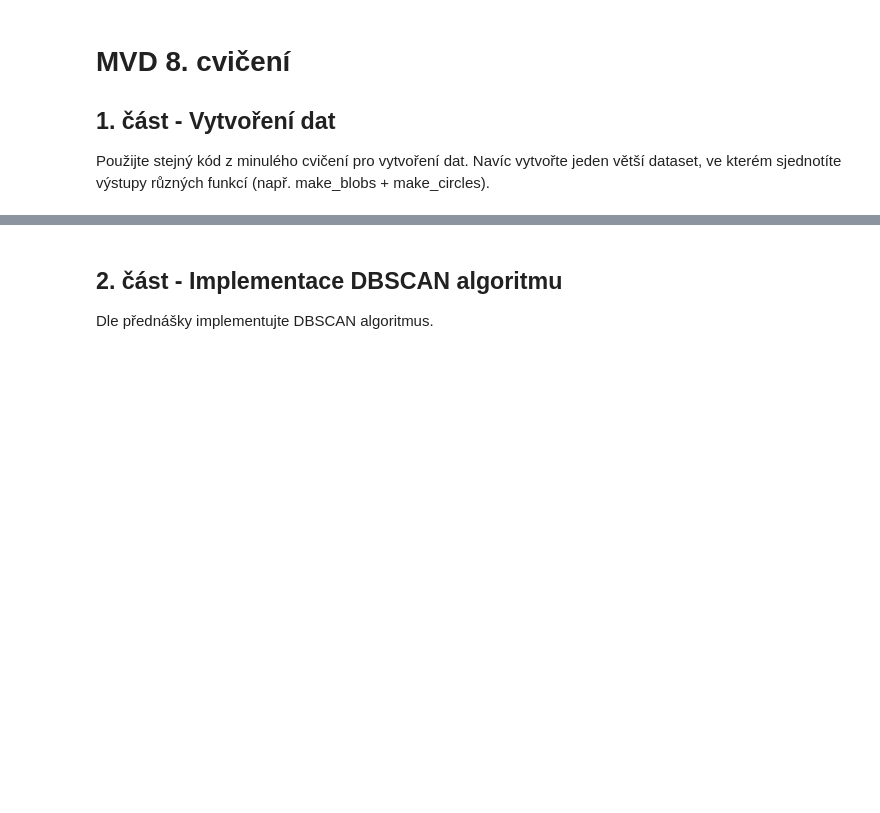
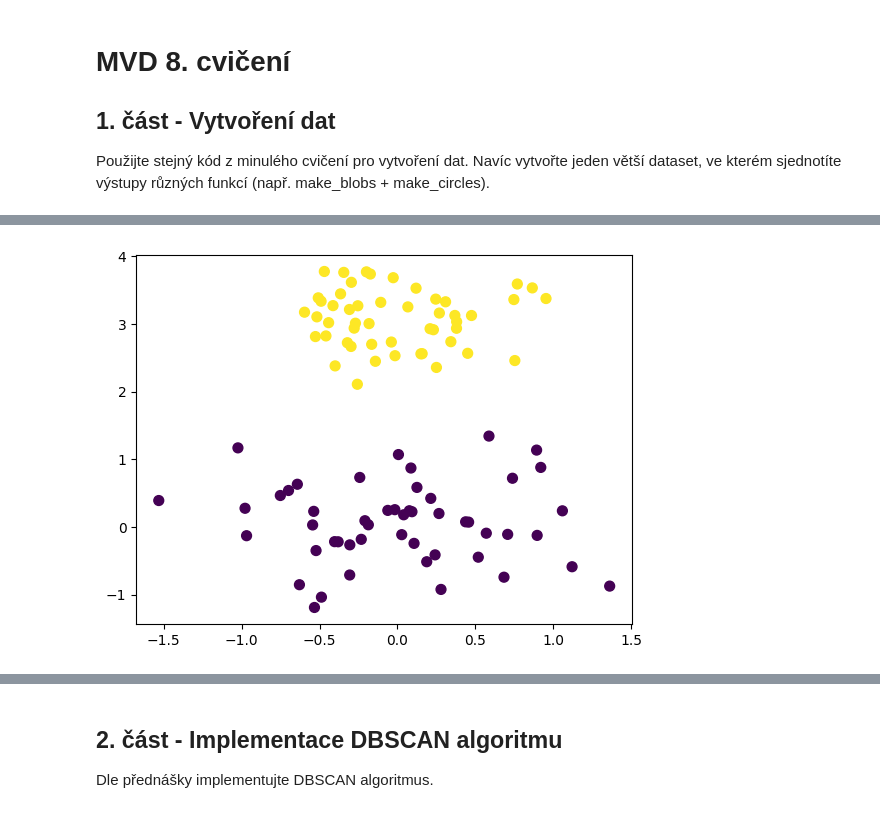
Before and after one commit to elPytel/MVD-Metody_vytezovani_dat, a Jupyter notebook: cviceni/cv08/MVD 8. cvičení.ipynb, the cells around one changed output, grey strips where cells are left out. Cells and saved outputs as stored; diff of their text form; code cells hidden in the pictures; blank space fills up the shorter version.

```diff
--- a/cviceni/cv08/MVD 8. cvičení.ipynb
+++ b/cviceni/cv08/MVD 8. cvičení.ipynb
@@ -6,0 +26,13 @@ Použijte stejný kód z minulého cvičení pro vytvoření dat. Navíc vytvoř
+# %%
+centers = [(0,0),(0,3)]
+x1, y1 = sklearn.datasets.make_blobs(
+    n_samples=100,
+    centers=centers,
+    n_features=2,
+    cluster_std=[0.6,0.4],
+    random_state=0
+)
+plt.scatter(x1[:, 0], x1[:, 1], c=y1, s=50, cmap='viridis')
+plt.show()
+# %% [output]
+[figure, added]
```
Also changed, not shown: parts of 9 cells of this notebook, 2 other files.
